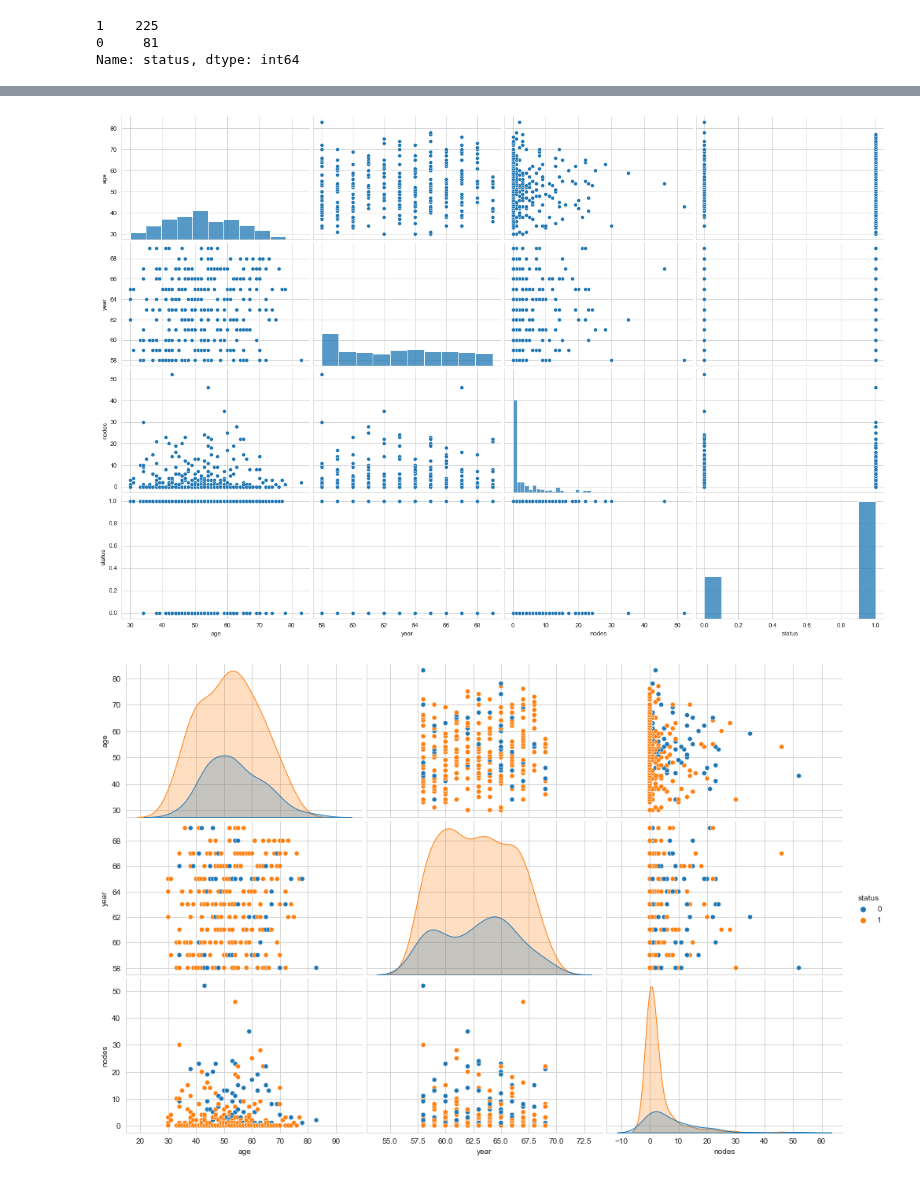
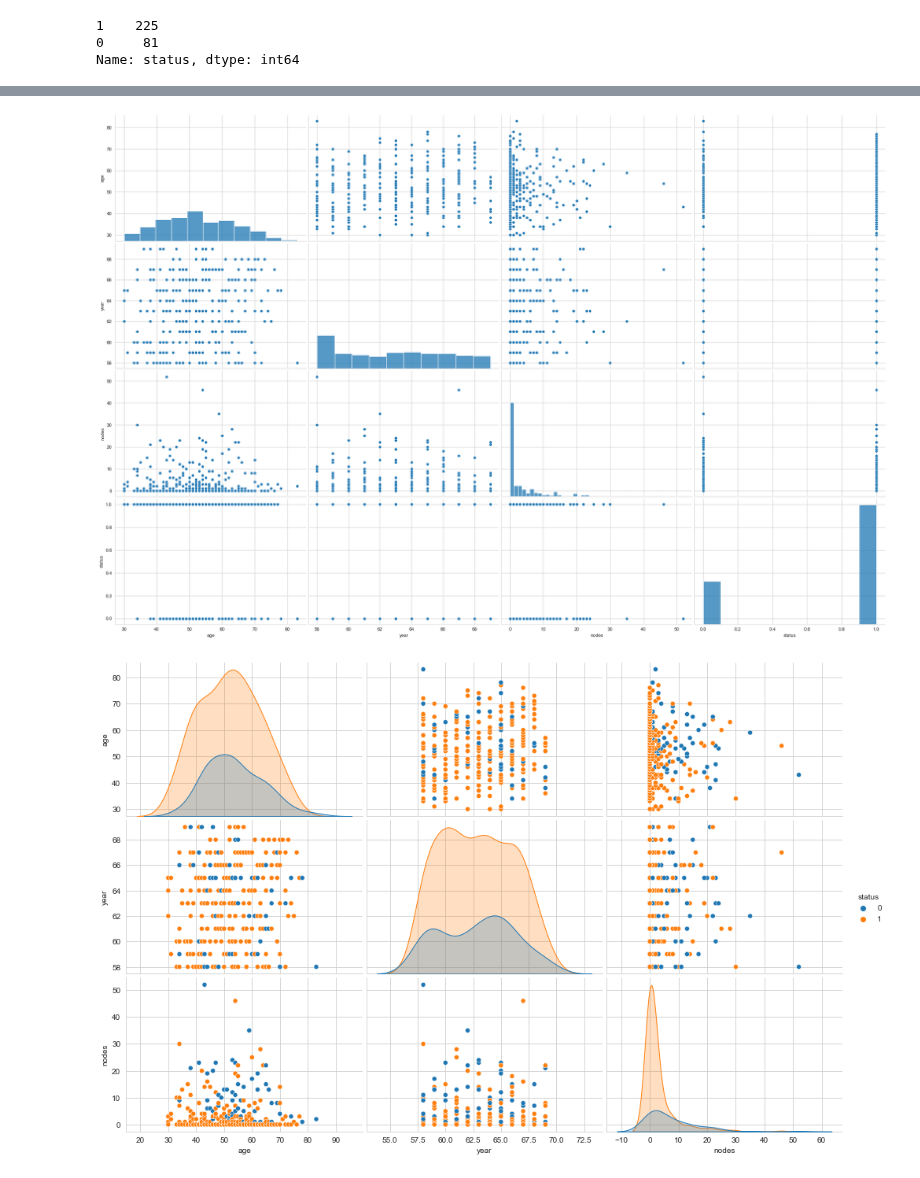
Before and after one commit to anandmukul1701/Data_Science, a Jupyter notebook: Applied AI/M2 - EDA & Data Vizualisation/EDA Haberman.ipynb, the cells around one changed output, grey strips where cells are left out. Saved outputs shown, nothing was run; the diff lists cells and outputs as text; code cells hidden in the pictures.

```diff
--- a/Applied AI/M2 - EDA & Data Vizualisation/EDA Haberman.ipynb
+++ b/Applied AI/M2 - EDA & Data Vizualisation/EDA Haberman.ipynb
@@ -130,10 +130,10 @@ plt.show()
 # %%
 plt.close()
 sns.set_style('whitegrid')
-sns.pairplot(df, height = 3, aspect=1.5)
+sns.pairplot(df, height = 4, aspect=1.5)
 plt.show()
 # %% [output]
-[figure, old version]
+[figure, new version]
 # %%
 plt.close()
 sns.set_style('whitegrid')
```
Also changed, not shown: parts of 1 cell of this notebook, 18 other files.
